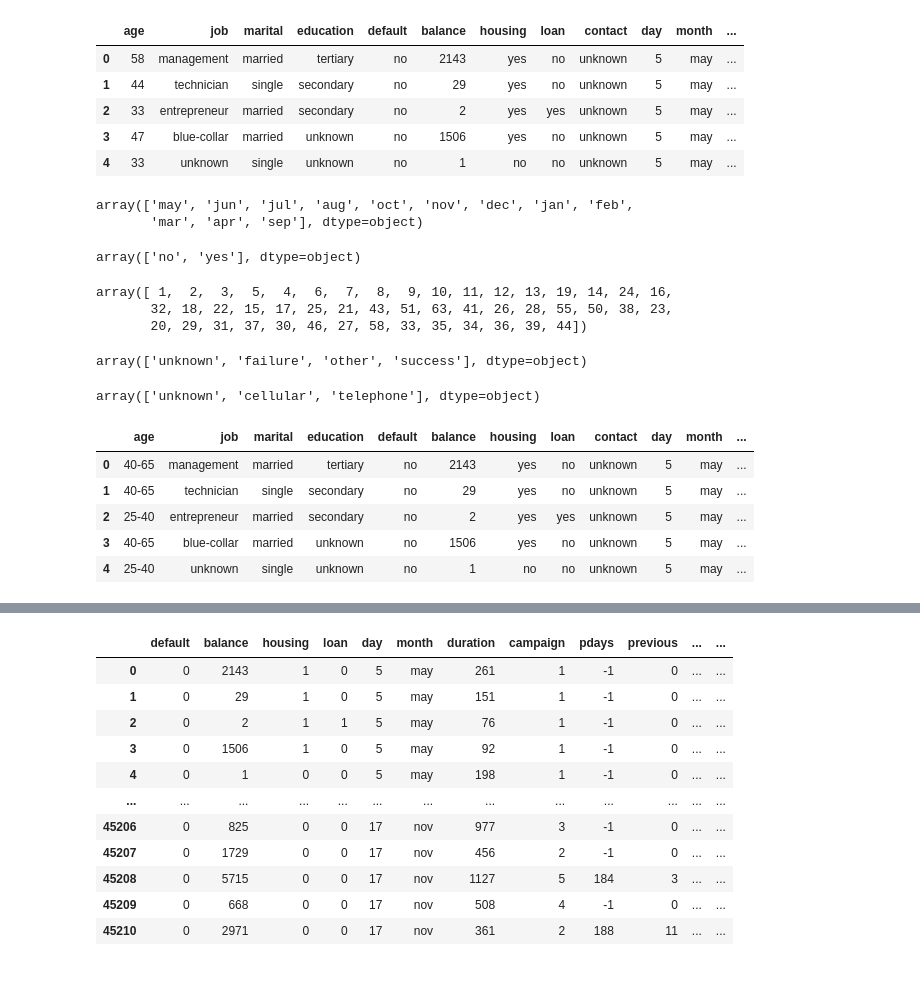
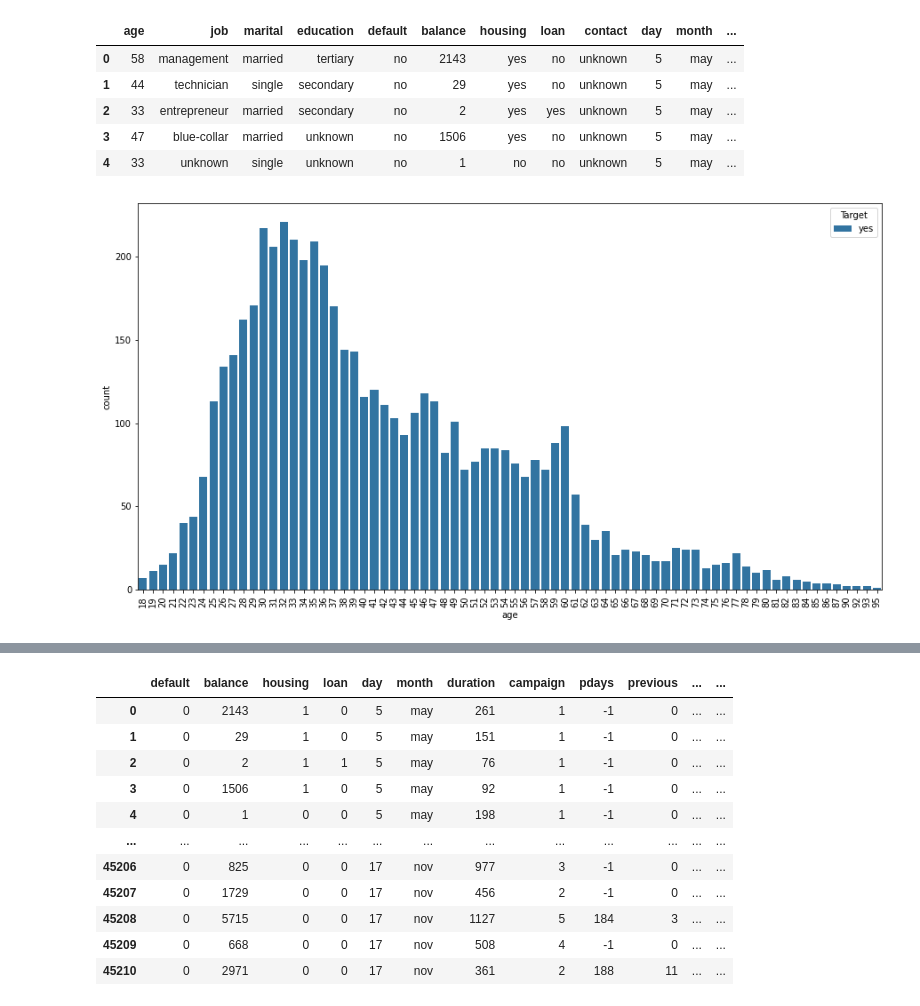
Before and after one commit to TheWangAndOnly/Banking, a Jupyter notebook: Biagio_Notebook.ipynb, the cells around one changed output, grey strips where cells are left out. Cells and saved outputs as stored; diff of their text form; code cells hidden in the pictures; blank space fills up the shorter version.

Commit message:
Some Graphs

```diff
--- a/Biagio_Notebook.ipynb
+++ b/Biagio_Notebook.ipynb
@@ -15,29 +17,14 @@ df.head()
 | 2 | 33 | entrepreneur | married | secondary | no | 2 | yes | yes | unknown | 5 | may | ... |
 | 3 | 47 | blue-collar | married | unknown | no | 1506 | yes | no | unknown | 5 | may | ... |
 | 4 | 33 | unknown | single | unknown | no | 1 | no | no | unknown | 5 | may | ... |
-# %%
-df.month.unique()
-# %% [output]
-array(['may', 'jun', 'jul', 'aug', 'oct', 'nov', 'dec', 'jan', 'feb',
-       'mar', 'apr', 'sep'], dtype=object)
-# %%
-df.default.unique()
-# %% [output]
-array(['no', 'yes'], dtype=object)
-# %%
-df.campaign.unique()
-# %% [output]
-array([ 1,  2,  3,  5,  4,  6,  7,  8,  9, 10, 11, 12, 13, 19, 14, 24, 16,
-       32, 18, 22, 15, 17, 25, 21, 43, 51, 63, 41, 26, 28, 55, 50, 38, 23,
-       20, 29, 31, 37, 30, 46, 27, 58, 33, 35, 34, 36, 39, 44])
-# %%
-df.poutcome.unique()
-# %% [output]
-array(['unknown', 'failure', 'other', 'success'], dtype=object)
-# %%
-df.contact.unique()
-# %% [output]
-array(['unknown', 'cellular', 'telephone'], dtype=object)
+# %%
+target = df[df['Target']=='yes']
+
+plt.figure(figsize=(15,8))
+sns.countplot(x='age', hue='Target', data=target)
+plt.xticks(rotation=90);
+# %% [output]
+[figure, added]
 # %%
 def age_segmenting(x):
     if x>=18 and x<=25:
@@ -53,12 +40,3 @@ def age_segmenting(x):
         return '65+'
 
 df['age'] = df['age'].map(age_segmenting)
-# %%
-df.head()
-# %% [output]
-|  | age | job | marital | education | default | balance | housing | loan | contact | day | month | ... |
-| 0 | 40-65 | management | married | tertiary | no | 2143 | yes | no | unknown | 5 | may | ... |
-| 1 | 40-65 | technician | single | secondary | no | 29 | yes | no | unknown | 5 | may | ... |
-| 2 | 25-40 | entrepreneur | married | secondary | no | 2 | yes | yes | unknown | 5 | may | ... |
-| 3 | 40-65 | blue-collar | married | unknown | no | 1506 | yes | no | unknown | 5 | may | ... |
-| 4 | 25-40 | unknown | single | unknown | no | 1 | no | no | unknown | 5 | may | ... |
```
Also changed, not shown: parts of 6 cells of this notebook.
